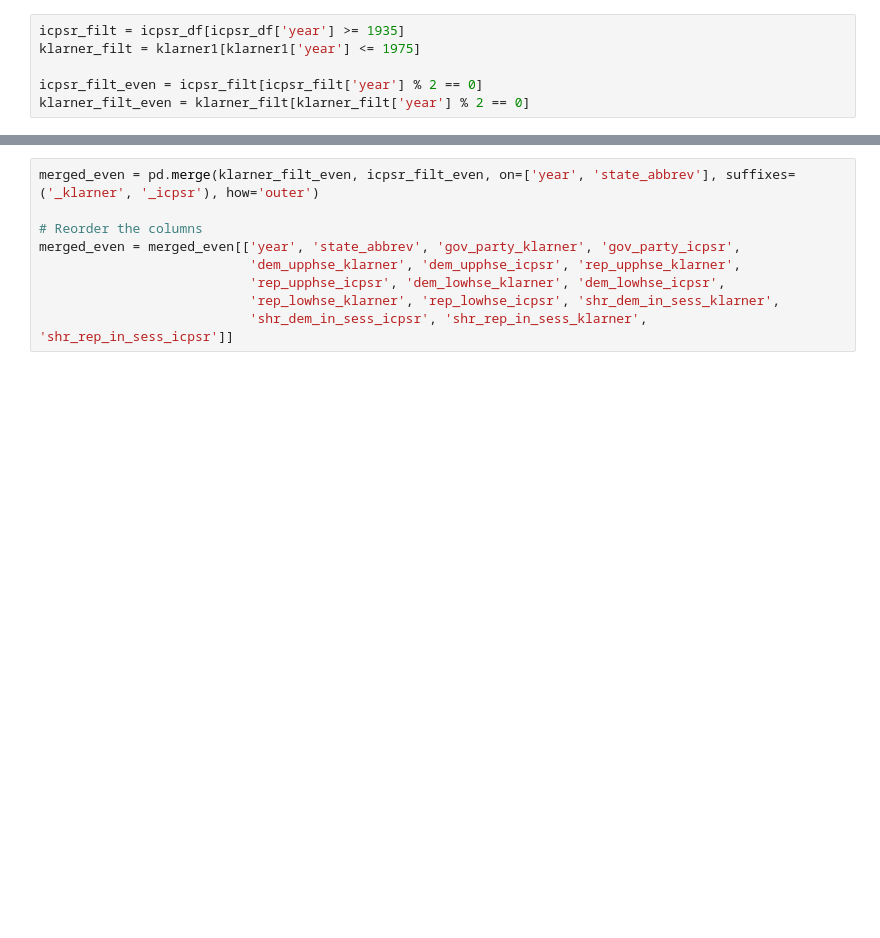
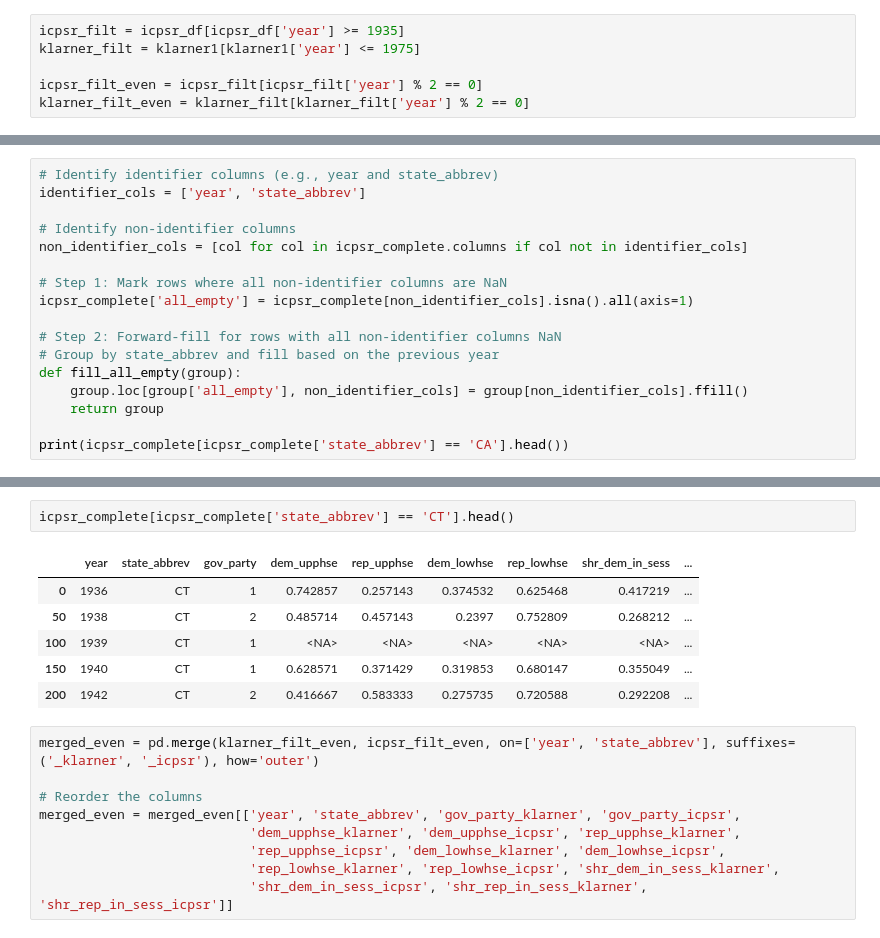
Before and after one commit to batShimon/similarity_data, a Jupyter notebook: Cleaning_icpsr16_partisan_composition.ipynb, the cells around one changed output, grey strips where cells are left out. Cells and saved outputs as stored; diff of their text form; blank space fills up the shorter version.

```diff
--- a/Cleaning_icpsr16_partisan_composition.ipynb
+++ b/Cleaning_icpsr16_partisan_composition.ipynb
@@ -1019,0 +1071,17 @@ klarner_filt_even = klarner_filt[klarner_filt['year'] % 2 == 0]
+# %%
+# Identify identifier columns (e.g., year and state_abbrev)
+identifier_cols = ['year', 'state_abbrev']
+
+# Identify non-identifier columns
+non_identifier_cols = [col for col in icpsr_complete.columns if col not in identifier_cols]
+
+# Step 1: Mark rows where all non-identifier columns are NaN
+icpsr_complete['all_empty'] = icpsr_complete[non_identifier_cols].isna().all(axis=1)
+
+# Step 2: Forward-fill for rows with all non-identifier columns NaN
+# Group by state_abbrev and fill based on the previous year
+def fill_all_empty(group):
+    group.loc[group['all_empty'], non_identifier_cols] = group[non_identifier_cols].ffill()
+    return group
+
+print(icpsr_complete[icpsr_complete['state_abbrev'] == 'CA'].head())
@@ -1020,3 +1102,12 @@ klarner_filt_even = klarner_filt[klarner_filt['year'] % 2 == 0]
+# %%
+icpsr_complete[icpsr_complete['state_abbrev'] == 'CT'].head()
+# %% [output]
+|  | year | state_abbrev | gov_party | dem_upphse | rep_upphse | dem_lowhse | rep_lowhse | shr_dem_in_sess | ... |
+| 0 | 1936 | CT | 1 | 0.742857 | 0.257143 | 0.374532 | 0.625468 | 0.417219 | ... |
+| 50 | 1938 | CT | 2 | 0.485714 | 0.457143 | 0.2397 | 0.752809 | 0.268212 | ... |
+| 100 | 1939 | CT | 1 | <NA> | <NA> | <NA> | <NA> | <NA> | ... |
+| 150 | 1940 | CT | 1 | 0.628571 | 0.371429 | 0.319853 | 0.680147 | 0.355049 | ... |
+| 200 | 1942 | CT | 2 | 0.416667 | 0.583333 | 0.275735 | 0.720588 | 0.292208 | ... |
 # %%
 merged_even = pd.merge(klarner_filt_even, icpsr_filt_even, on=['year', 'state_abbrev'], suffixes=('_klarner', '_icpsr'), how='outer')
 
```
Also changed, not shown: parts of 8 cells of this notebook.
